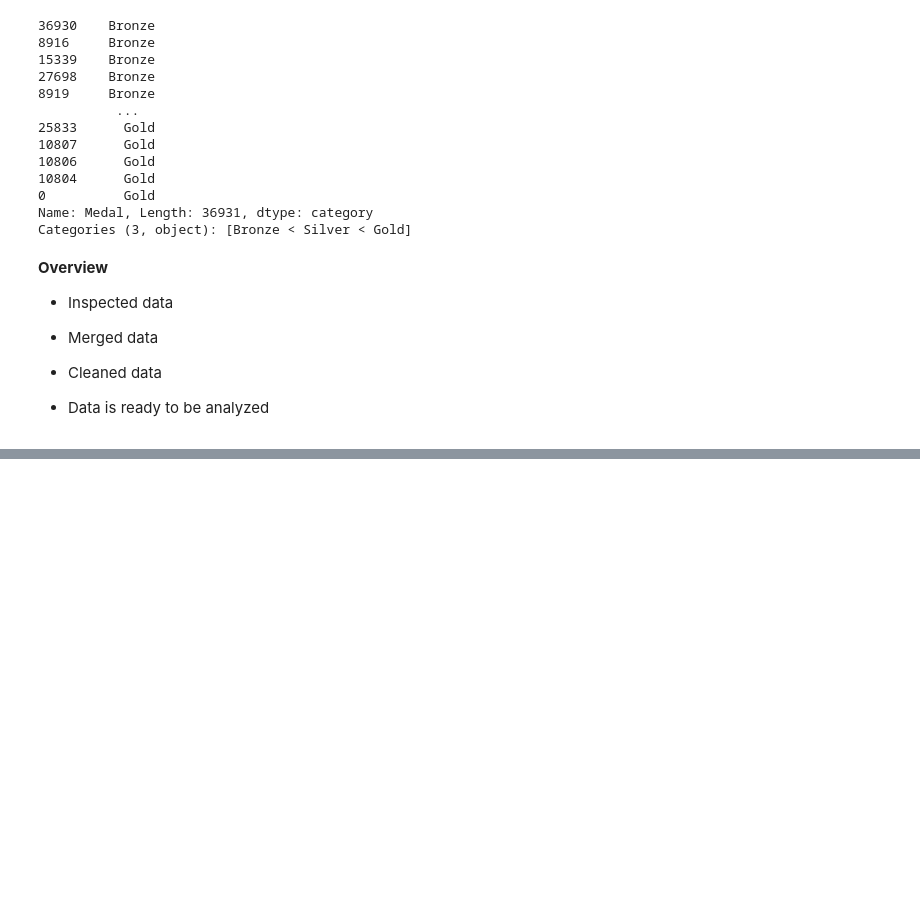
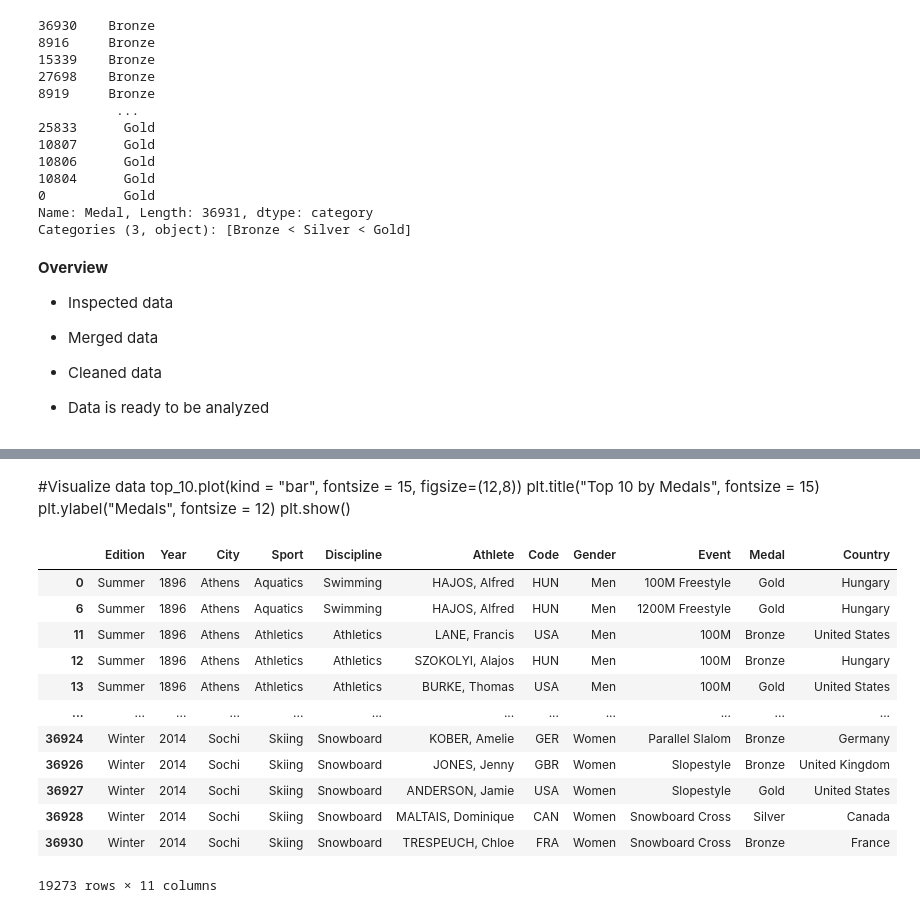
Before and after one commit to HunterKane/Explanatory-Data-Analysis-and-Seaborn-Olympic-Games-, a Jupyter notebook: Project 11 - Olympic Games Explanatory Data Analysis And Visualization .ipynb, the cells around one changed output, grey strips where cells are left out. Saved outputs shown, nothing was run; the diff lists cells and outputs as text; code cells hidden in the pictures; blank space fills up the shorter version.

```diff
--- a/Project 11 - Olympic Games Explanatory Data Analysis And Visualization .ipynb
+++ b/Project 11 - Olympic Games Explanatory Data Analysis And Visualization .ipynb
@@ -660,0 +716,24 @@ __Overview__
+# %% [markdown]
+#Visualize data
+top_10.plot(kind = "bar", fontsize = 15, figsize=(12,8))
+plt.title("Top 10 by Medals", fontsize = 15)
+plt.ylabel("Medals", fontsize = 12)
+plt.show()
+# %%
+#Top 10
+olympics_10 = olympics[olympics.Country.isin(top_10.index)]
+olympics_10
+# %% [output]
+|  | Edition | Year | City | Sport | Discipline | Athlete | Code | Gender | Event | Medal | Country |
+| 0 | Summer | 1896 | Athens | Aquatics | Swimming | HAJOS, Alfred | HUN | Men | 100M Freestyle | Gold | Hungary |
+| 6 | Summer | 1896 | Athens | Aquatics | Swimming | HAJOS, Alfred | HUN | Men | 1200M Freestyle | Gold | Hungary |
+| 11 | Summer | 1896 | Athens | Athletics | Athletics | LANE, Francis | USA | Men | 100M | Bronze | United States |
+| 12 | Summer | 1896 | Athens | Athletics | Athletics | SZOKOLYI, Alajos | HUN | Men | 100M | Bronze | Hungary |
+| 13 | Summer | 1896 | Athens | Athletics | Athletics | BURKE, Thomas | USA | Men | 100M | Gold | United States |
+| ... | ... | ... | ... | ... | ... | ... | ... | ... | ... | ... | ... |
+| 36924 | Winter | 2014 | Sochi | Skiing | Snowboard | KOBER, Amelie | GER | Women | Parallel Slalom | Bronze | Germany |
+| 36926 | Winter | 2014 | Sochi | Skiing | Snowboard | JONES, Jenny | GBR | Women | Slopestyle | Bronze | United Kingdom |
+| 36927 | Winter | 2014 | Sochi | Skiing | Snowboard | ANDERSON, Jamie | USA | Women | Slopestyle | Gold | United States |
+| 36928 | Winter | 2014 | Sochi | Skiing | Snowboard | MALTAIS, Dominique | CAN | Women | Snowboard Cross | Silver | Canada |
+| 36930 | Winter | 2014 | Sochi | Skiing | Snowboard | TRESPEUCH, Chloe | FRA | Women | Snowboard Cross | Bronze | France |
+19273 rows × 11 columns
```
Also changed, not shown: parts of 7 cells of this notebook.
